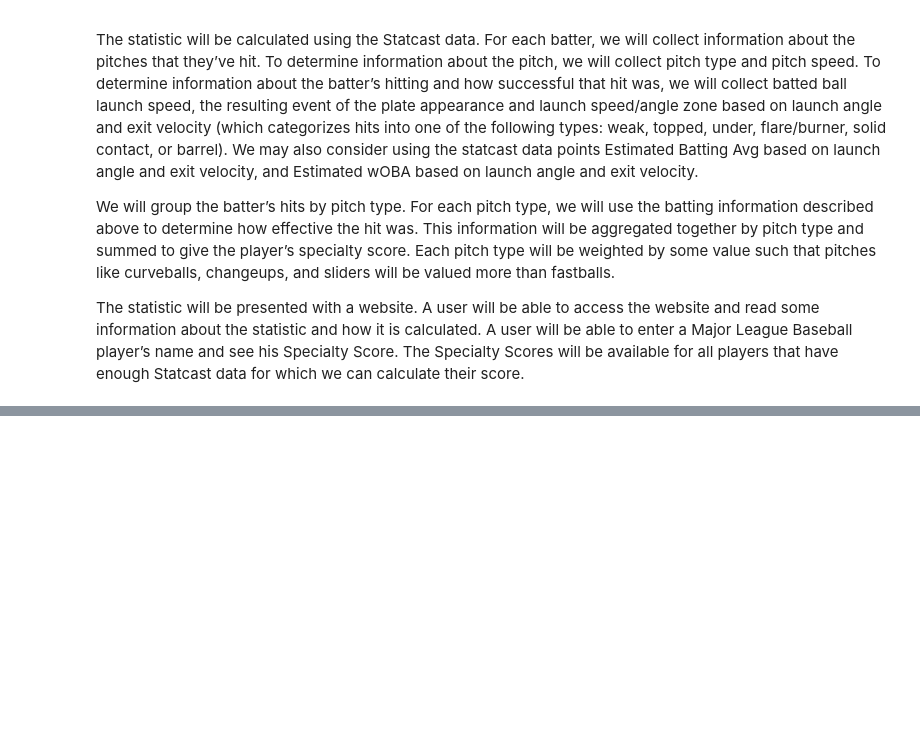
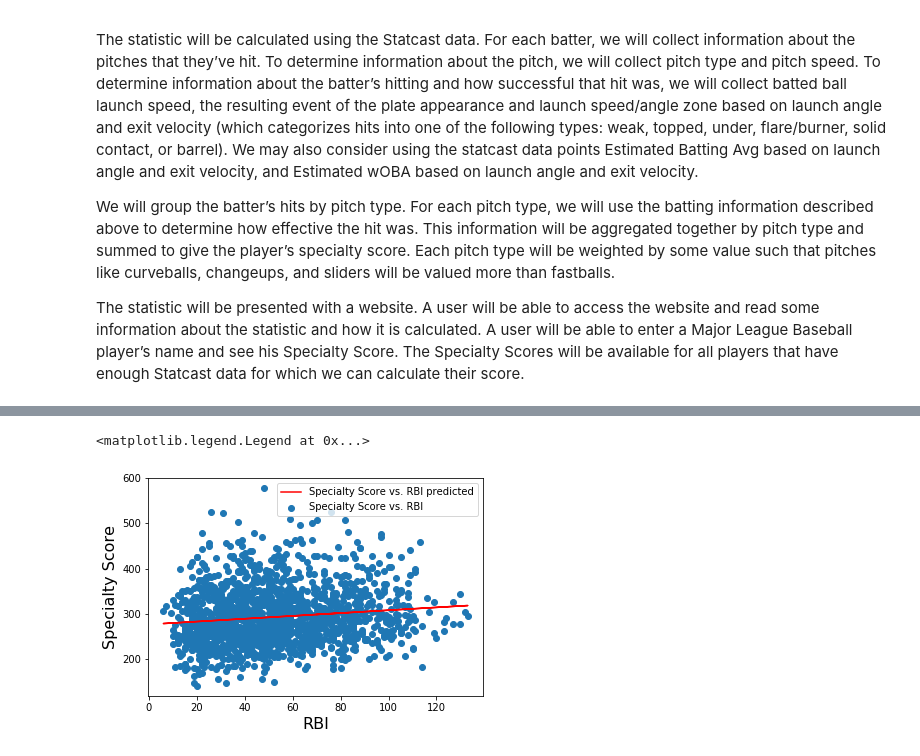
Before and after one commit to jacobhallberg/Baseballl, a Jupyter notebook: project_part3.ipynb, the cells around one changed output, grey strips where cells are left out. Cells and saved outputs as stored; diff of their text form; code cells hidden in the pictures; blank space fills up the shorter version.

```diff
--- a/project_part3.ipynb
+++ b/project_part3.ipynb
@@ -12,0 +48,14 @@ The statistic will be presented with a website. A user will be able to access th
+# %%
+m, b, rval, pval, stderr = stats.linregress(all_data['RBI'], all_data['speciality_score'])
+y = m * all_data['RBI'].copy() + b
+x = all_data['RBI'].copy()
+
+fig, ax = plt.subplots()
+scatter = ax.scatter(x, all_data['speciality_score'],marker='o',label="Specialty Score vs. RBI")
+line = ax.plot(x,y, color='red',label="Specialty Score vs. RBI predicted")
+ax.set_xlabel("RBI", fontsize=16)
+ax.set_ylabel("Specialty Score", fontsize=16)
+plt.legend()
+# %% [output]
+<matplotlib.legend.Legend at 0x...>
+[figure, added]
```
Also changed, not shown: parts of 13 cells of this notebook.
